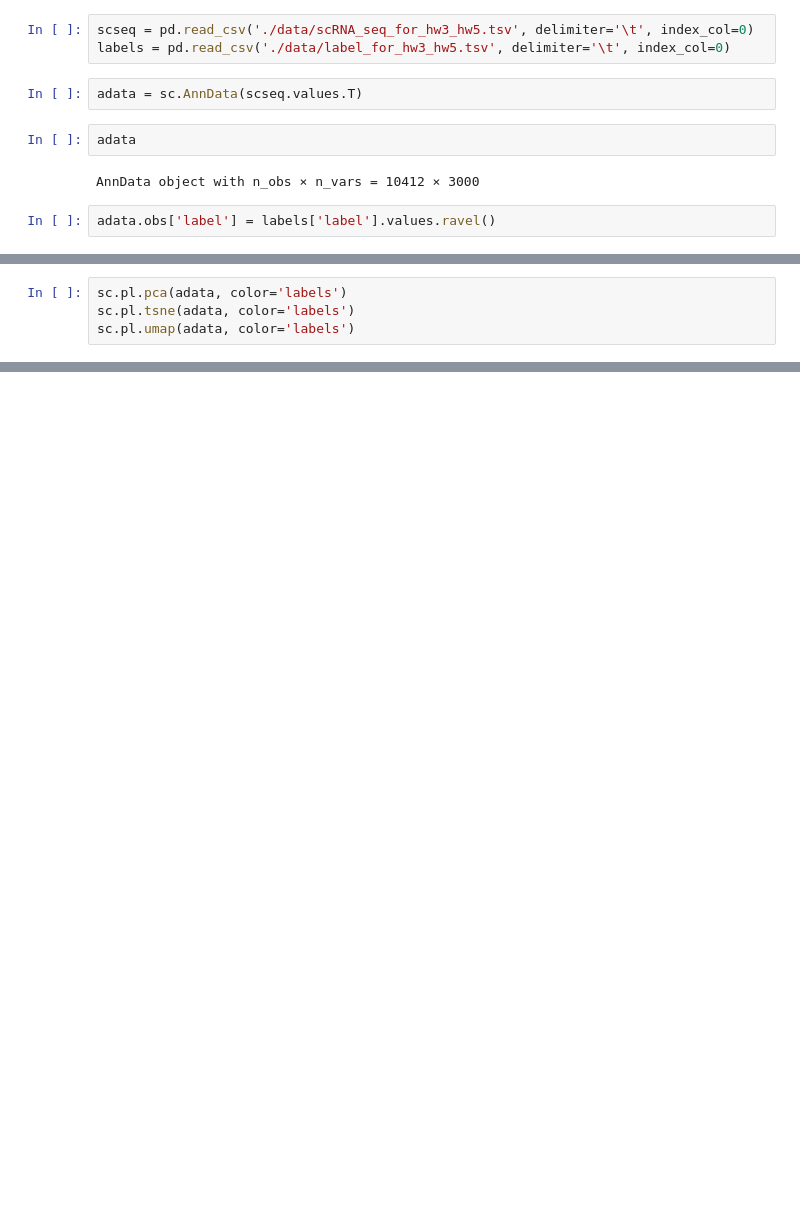
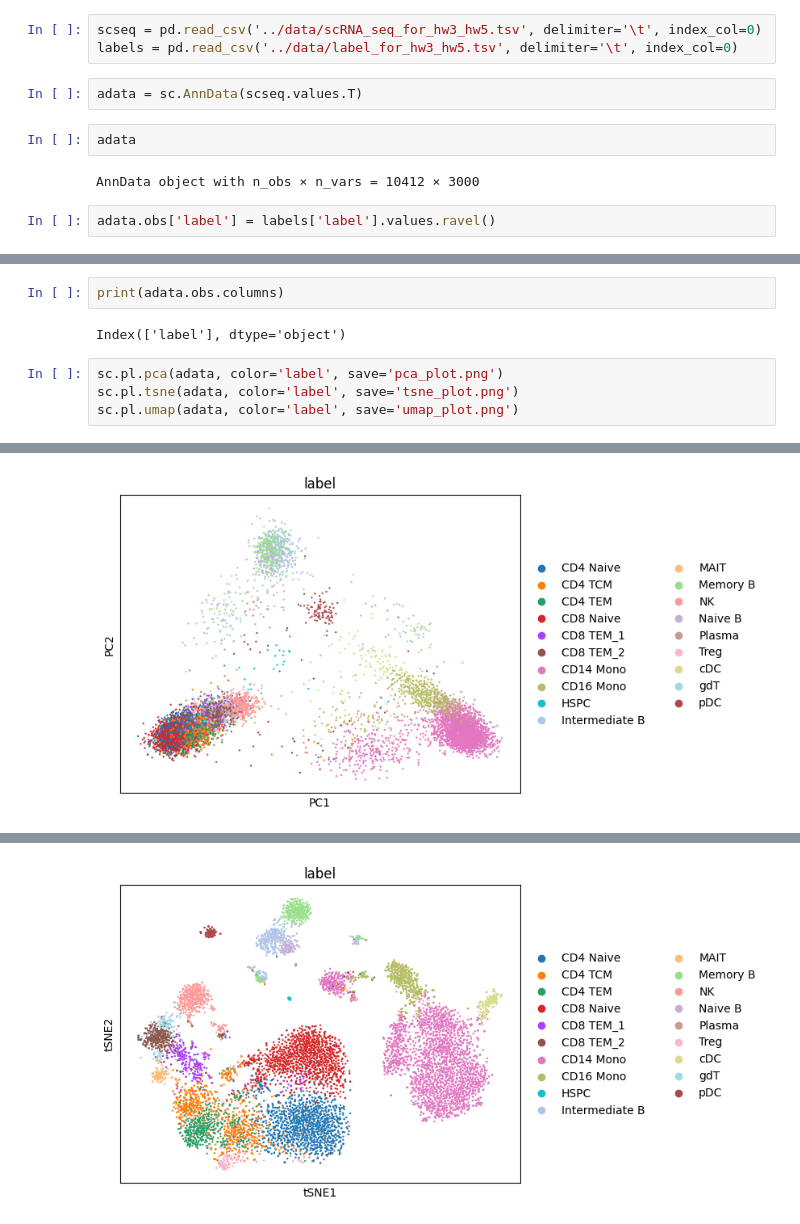
Before and after one commit to ZiangTian/Bioinfomatics-labs, a Jupyter notebook: hw3/visualize.ipynb, the cells around one changed output, grey strips where cells are left out. Drawn from its saved outputs; the diff is of its cells as text; blank space fills up the shorter version.

```diff
--- a/hw3/visualize.ipynb
+++ b/hw3/visualize.ipynb
@@ -177,6 +178,6 @@ import scanpy as sc
 # %%
-scseq = pd.read_csv('./data/scRNA_seq_for_hw3_hw5.tsv', delimiter='\t', index_col=0)
-labels = pd.read_csv('./data/label_for_hw3_hw5.tsv', delimiter='\t', index_col=0)
+scseq = pd.read_csv('../data/scRNA_seq_for_hw3_hw5.tsv', delimiter='\t', index_col=0)
+labels = pd.read_csv('../data/label_for_hw3_hw5.tsv', delimiter='\t', index_col=0)
 # %%
 adata = sc.AnnData(scseq.values.T)
 # %%
@@ -206,4 +205,9 @@ Error:
+# %%
+print(adata.obs.columns)
+# %% [output]
+Index(['label'], dtype='object')
 # %%
-sc.pl.pca(adata, color='labels')
-sc.pl.tsne(adata, color='labels')
-sc.pl.umap(adata, color='labels')
+sc.pl.pca(adata, color='label', save='pca_plot.png')
+sc.pl.tsne(adata, color='label', save='tsne_plot.png')
+sc.pl.umap(adata, color='label', save='umap_plot.png')
+# %% [output]
@@ -209,0 +215 @@ sc.pl.umap(adata, color='labels')
+[figure, added]
@@ -209,0 +217 @@ sc.pl.umap(adata, color='labels')
+[figure, added]
```
Also changed, not shown: parts of 3 cells of this notebook, 3 other files.
